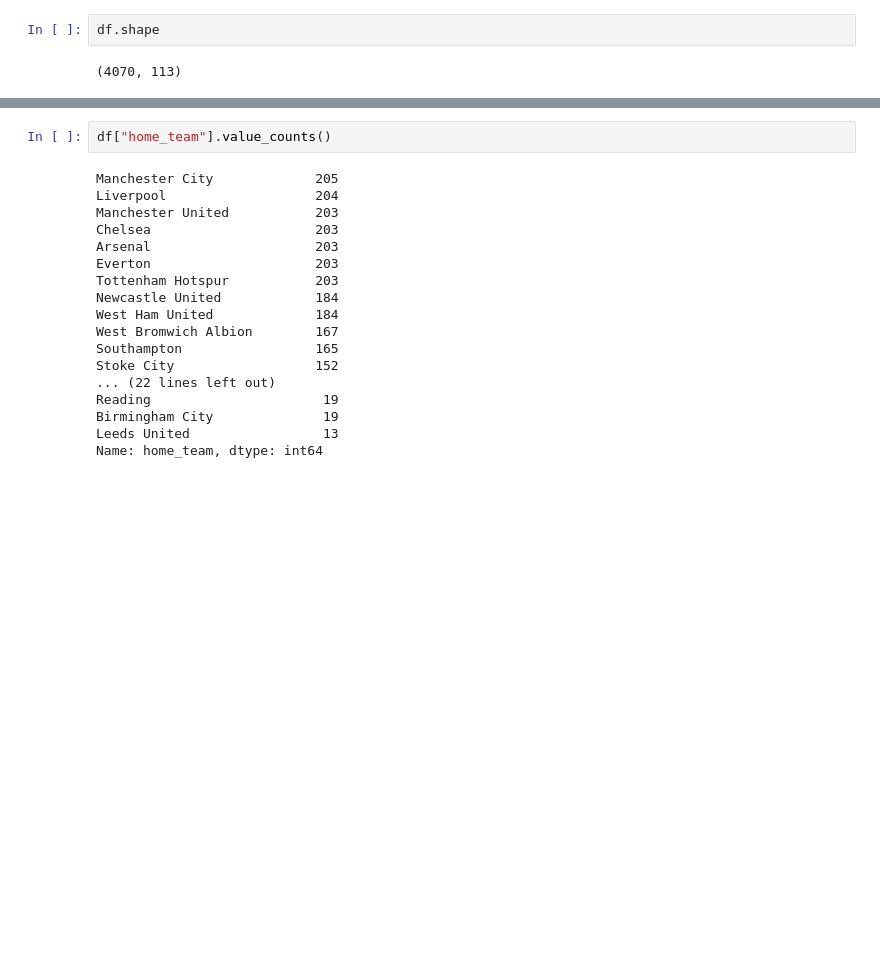
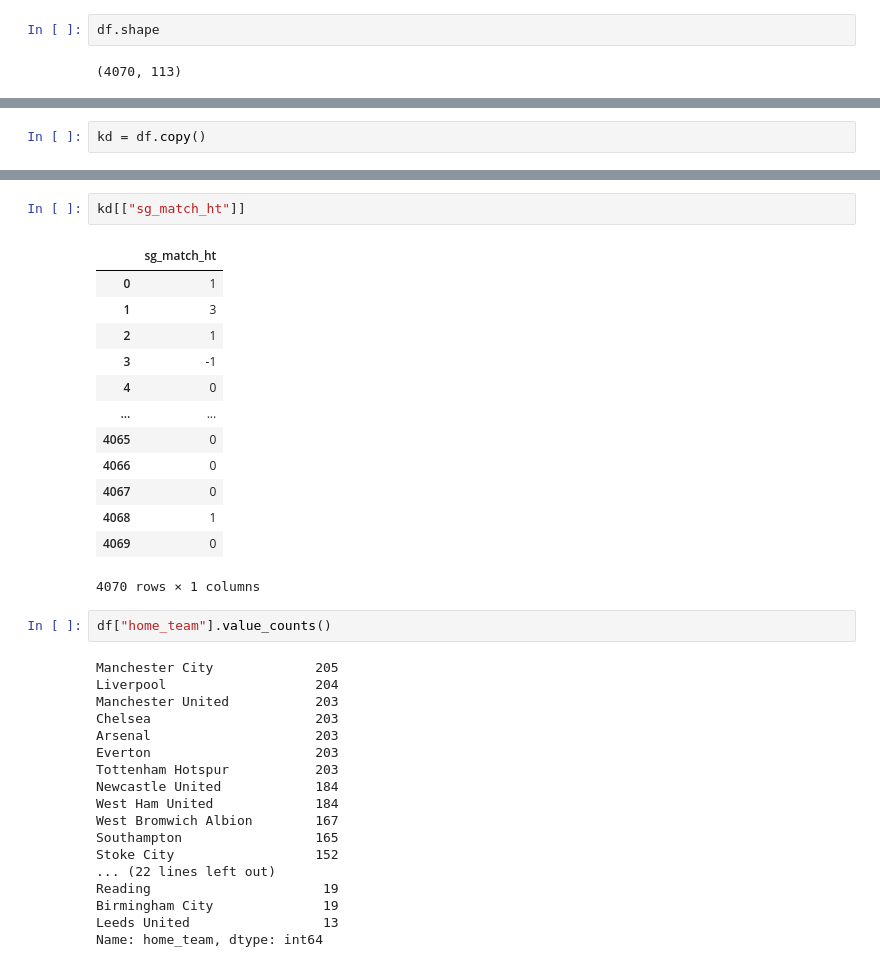
Before and after one commit to kakarot130799/footballprediction, a Jupyter notebook: src/main.ipynb, the cells around one changed output, grey strips where cells are left out. Drawn from its saved outputs; the diff is of its cells as text; blank space fills up the shorter version.

```diff
--- a/src/main.ipynb
+++ b/src/main.ipynb
@@ -23,0 +81,2 @@ df.shape
+# %%
+kd = df.copy()
@@ -24,3 +104,19 @@ df.shape
+# %%
+kd[["sg_match_ht"]]
+# %% [output]
+|  | sg_match_ht |
+| 0 | 1 |
+| 1 | 3 |
+| 2 | 1 |
+| 3 | -1 |
+| 4 | 0 |
+| ... | ... |
+| 4065 | 0 |
+| 4066 | 0 |
+| 4067 | 0 |
+| 4068 | 1 |
+| 4069 | 0 |
+4070 rows × 1 columns
 # %%
 df["home_team"].value_counts()
 # %% [output]
```
Also changed, not shown: parts of 23 cells of this notebook.
